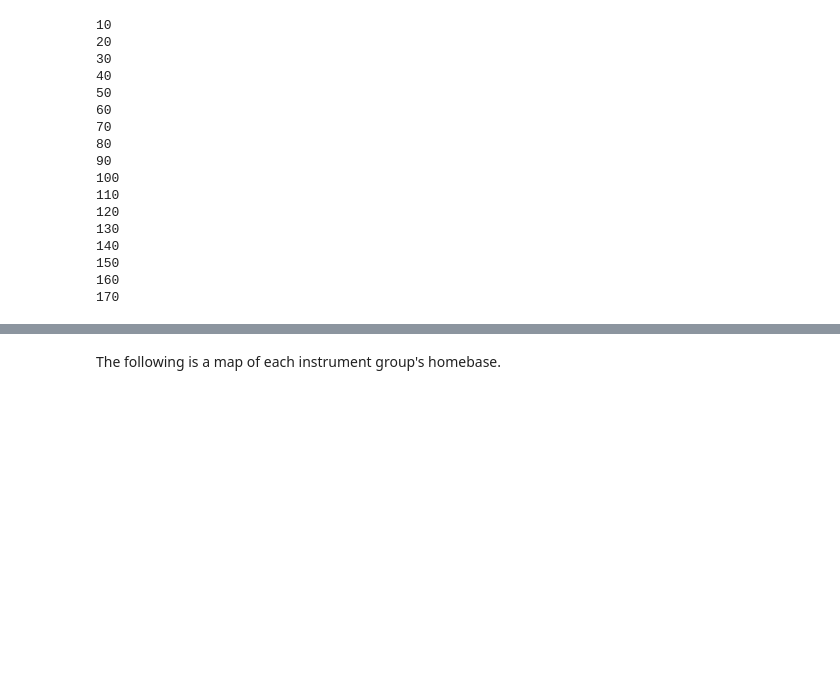
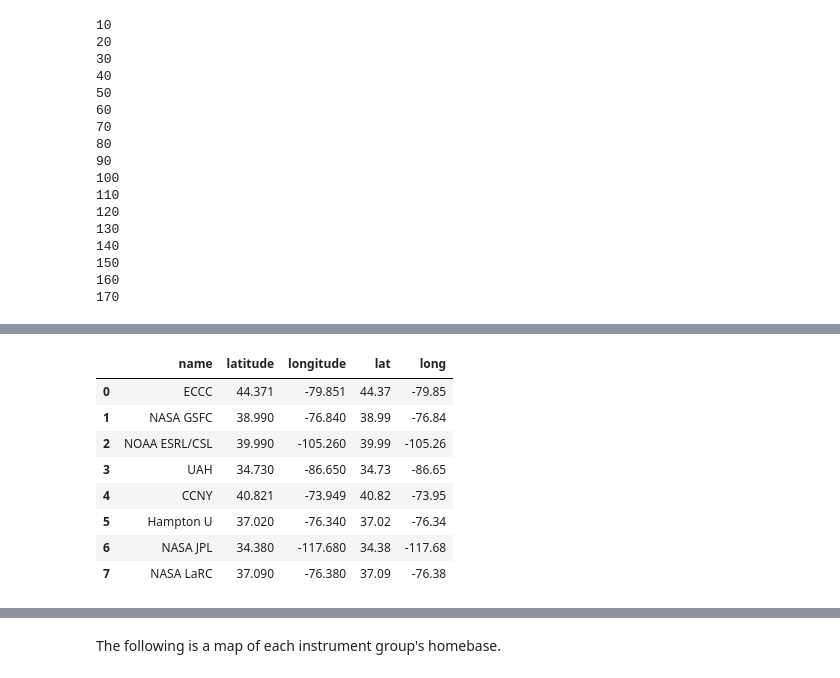
Before and after one commit to moroots/TOLNET_DEMO, a Jupyter notebook: TOLNET_DEMO/Examples_Testbed.ipynb, the cells around one changed output, grey strips where cells are left out. Drawn from its saved outputs; the diff is of its cells as text; code cells hidden in the pictures; blank space fills up the shorter version.

```diff
--- a/TOLNET_DEMO/Examples_Testbed.ipynb
+++ b/TOLNET_DEMO/Examples_Testbed.ipynb
@@ -297,0 +314,10 @@ unique_latlong = np.array(pd.unique(all_files['lat_long']))
+# %%
+stations = [
+    {'name': 'ECCC', 'latitude': 44.371, 'longitude': -79.851},
+    {'name': 'NASA GSFC', 'latitude': 38.99, 'longitude': -76.84},
+    {'name': 'NOAA ESRL/CSL', 'latitude': 39.99, 'longitude': -105.26},
+    {'name': 'UAH', 'latitude': 34.73, 'longitude': -86.65},
+    {'name': 'CCNY', 'latitude': 40.821, 'longitude': -73.949},
+    {'name': 'Hampton U', 'latitude': 37.02, 'longitude': -76.34},
+    {'name': 'NASA JPL', 'latitude': 34.38, 'longitude': -117.68},
+    {'name': 'NASA LaRC', 'latitude': 37.09, 'longitude': -76.38}]
@@ -297,0 +328,2 @@ unique_latlong = np.array(pd.unique(all_files['lat_long']))
+# %%
+station_latlong = pd.DataFrame(stations)
@@ -297,0 +342,17 @@ unique_latlong = np.array(pd.unique(all_files['lat_long']))
+# %%
+
+station_latlong['lat'] = station_latlong['latitude'].apply(lambda x : round(x,2))
+station_latlong['long'] = station_latlong['longitude'].apply(lambda x : round(x,2))
+# station_latlong.columns = ['instrument_group_name', 'latitude', 'longitude']
+# %%
+station_latlong
+# %% [output]
+|  | name | latitude | longitude | lat | long |
+| 0 | ECCC | 44.371 | -79.851 | 44.37 | -79.85 |
+| 1 | NASA GSFC | 38.990 | -76.840 | 38.99 | -76.84 |
+| 2 | NOAA ESRL/CSL | 39.990 | -105.260 | 39.99 | -105.26 |
+| 3 | UAH | 34.730 | -86.650 | 34.73 | -86.65 |
+| 4 | CCNY | 40.821 | -73.949 | 40.82 | -73.95 |
+| 5 | Hampton U | 37.020 | -76.340 | 37.02 | -76.34 |
+| 6 | NASA JPL | 34.380 | -117.680 | 34.38 | -117.68 |
+| 7 | NASA LaRC | 37.090 | -76.380 | 37.09 | -76.38 |
```
Also changed, not shown: parts of 37 cells of this notebook, 2 other files.
